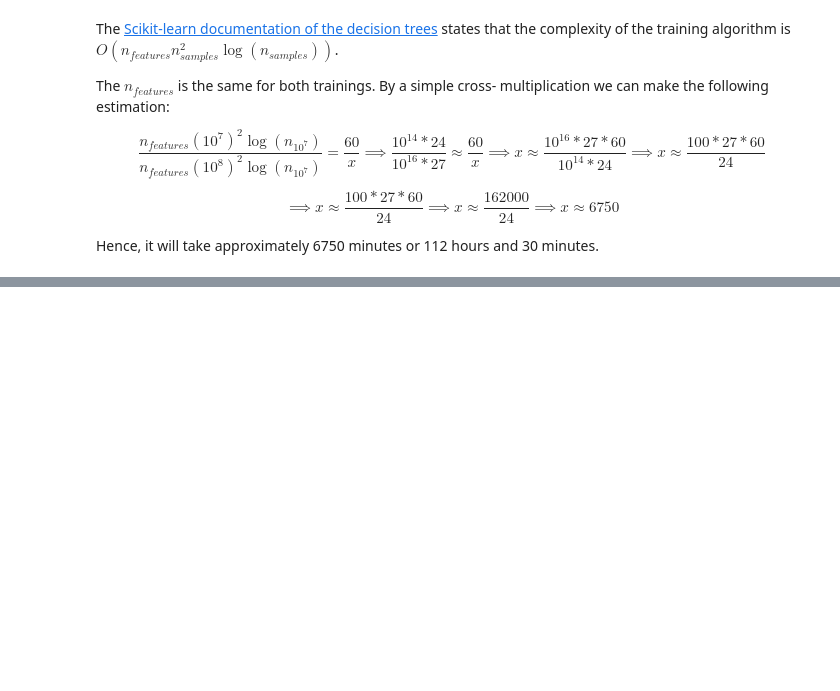
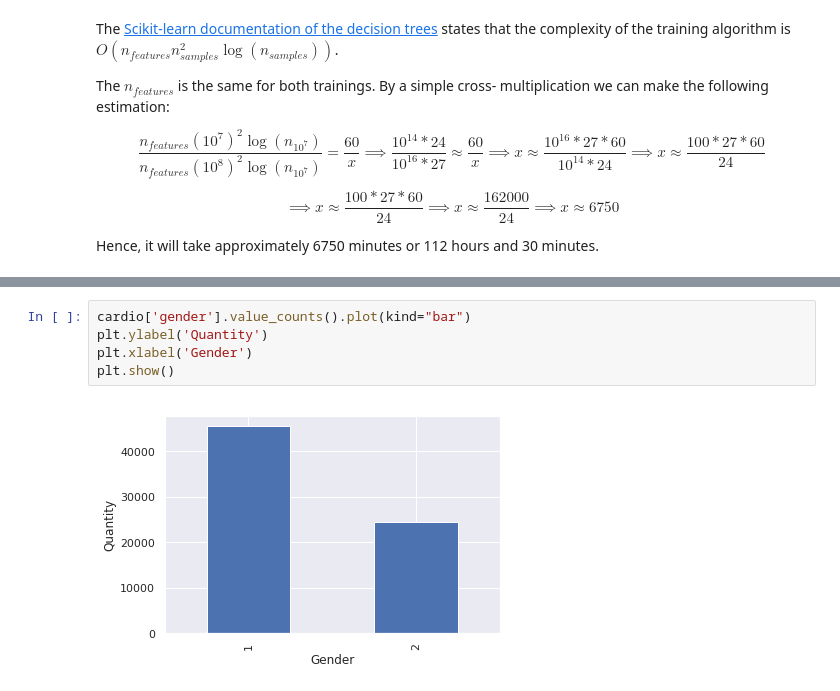
Before and after one commit to GuilhermeVieira/data-science-exam, a Jupyter notebook: decision-trees.ipynb, the cells around one changed output, grey strips where cells are left out. Drawn from its saved outputs; the diff is of its cells as text; blank space fills up the shorter version.

```diff
--- a/decision-trees.ipynb
+++ b/decision-trees.ipynb
@@ -66,0 +253,7 @@ Hence, it will take approximately 6750 minutes or 112 hours and 30 minutes.
+# %%
+cardio['gender'].value_counts().plot(kind="bar")
+plt.ylabel('Quantity')
+plt.xlabel('Gender')
+plt.show()
+# %% [output]
+[figure, added]
```
Also changed, not shown: parts of 42 cells of this notebook.
